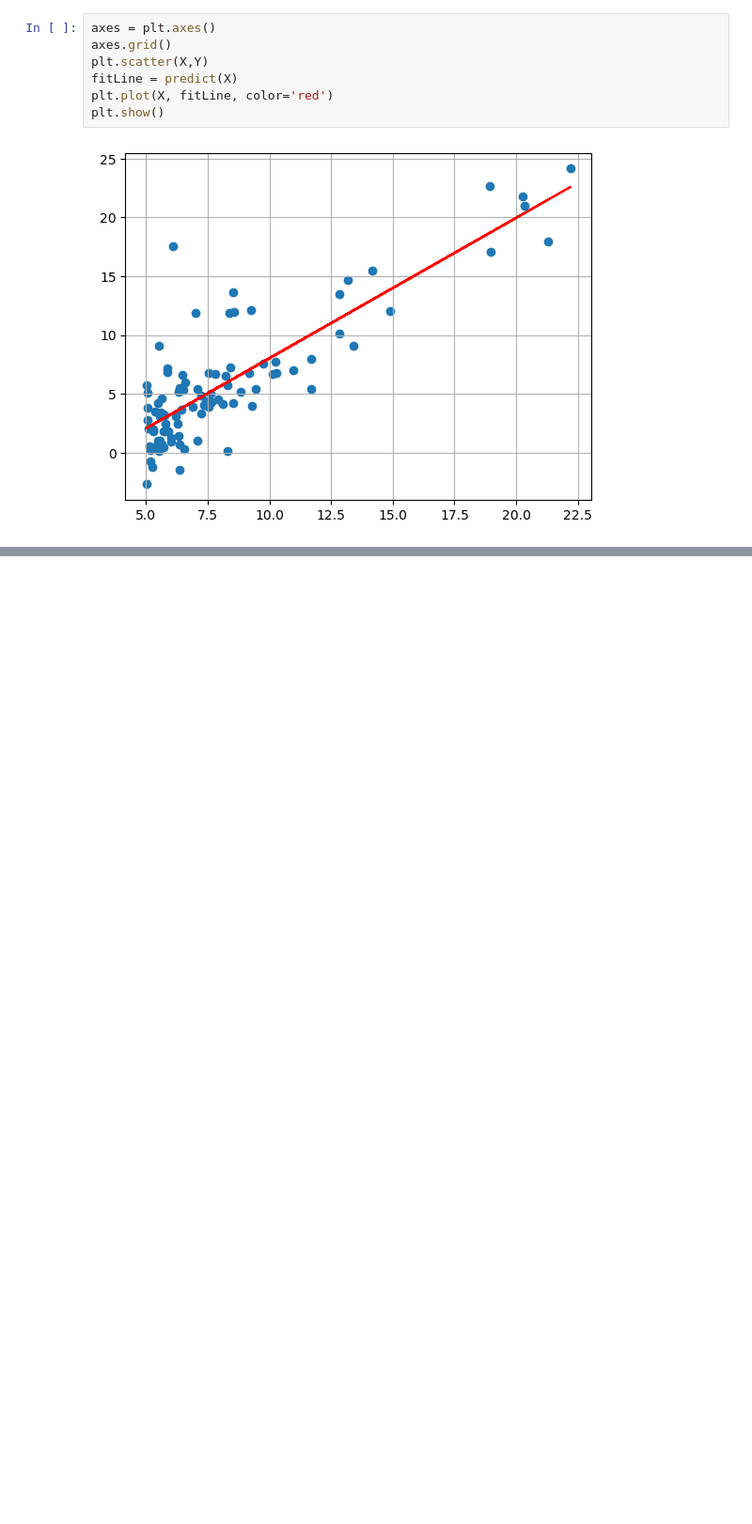
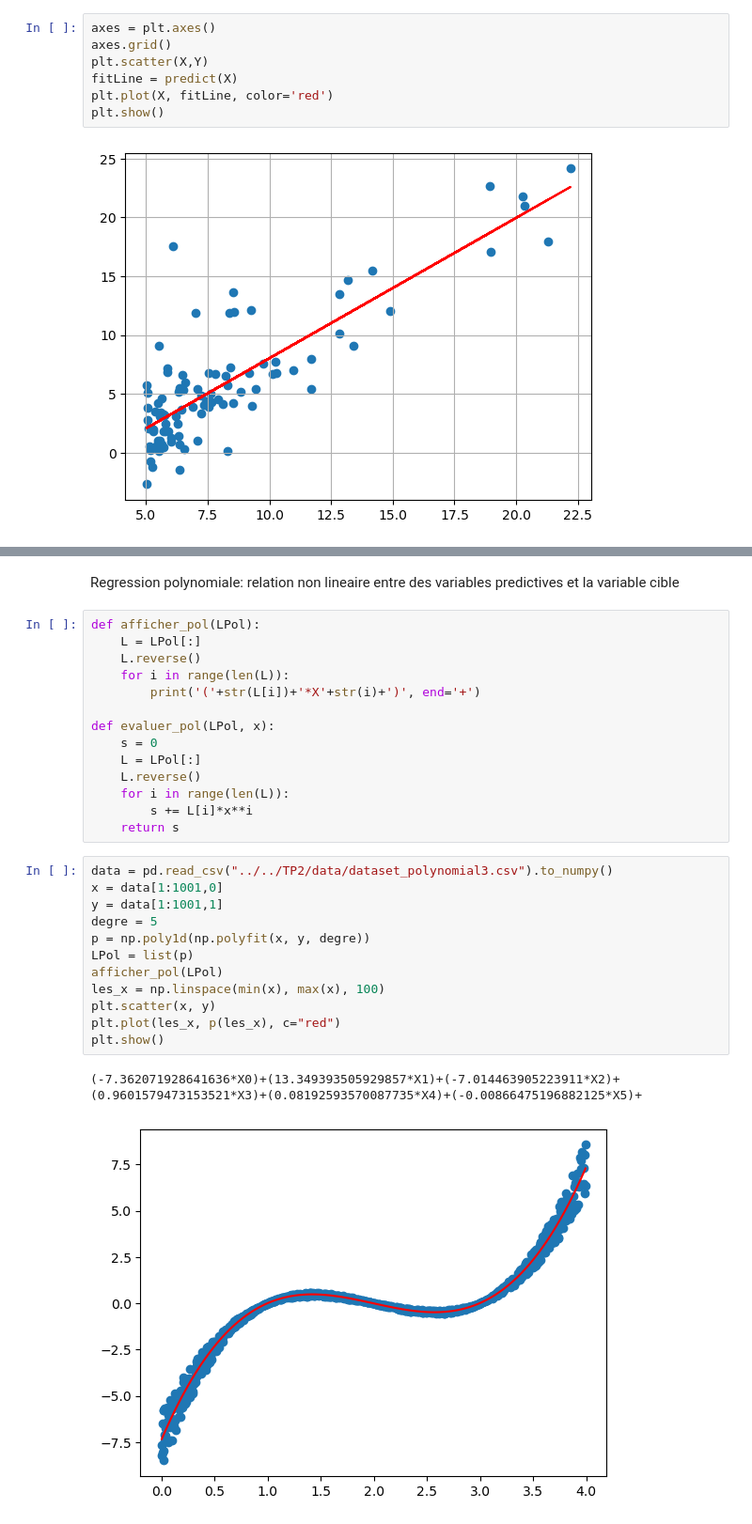
Before and after one commit to mal0101/ML-coursework, a Jupyter notebook: revision/Régression Linéaire/main.ipynb, the cells around one changed output, grey strips where cells are left out. Shown at 94% size. Saved outputs shown, nothing was run; the diff lists cells and outputs as text; blank space fills up the shorter version.

```diff
--- a/revision/Régression Linéaire/main.ipynb
+++ b/revision/Régression Linéaire/main.ipynb
@@ -33,0 +118,31 @@ plt.show()
+# %% [markdown]
+Regression polynomiale: relation non lineaire entre des variables predictives et la variable cible
+# %%
+def afficher_pol(LPol):
+    L = LPol[:]
+    L.reverse()
+    for i in range(len(L)):
+        print('('+str(L[i])+'*X'+str(i)+')', end='+')
+
+def evaluer_pol(LPol, x):
+    s = 0
+    L = LPol[:]
+    L.reverse()
+    for i in range(len(L)):
+        s += L[i]*x**i
+    return s
+# %%
+data = pd.read_csv("../../TP2/data/dataset_polynomial3.csv").to_numpy()
+x = data[1:1001,0]
+y = data[1:1001,1]
+degre = 5
+p = np.poly1d(np.polyfit(x, y, degre))
+LPol = list(p)
+afficher_pol(LPol)
+les_x = np.linspace(min(x), max(x), 100)
+plt.scatter(x, y)
+plt.plot(les_x, p(les_x), c="red")
+plt.show()
+# %% [output]
+(-7.362071928641636*X0)+(13.349393505929857*X1)+(-7.014463905223911*X2)+(0.9601579473153521*X3)+(0.08192593570087735*X4)+(-0.00866475196882125*X5)+
+[figure, added]
```
Also changed, not shown: parts of 17 cells of this notebook.
